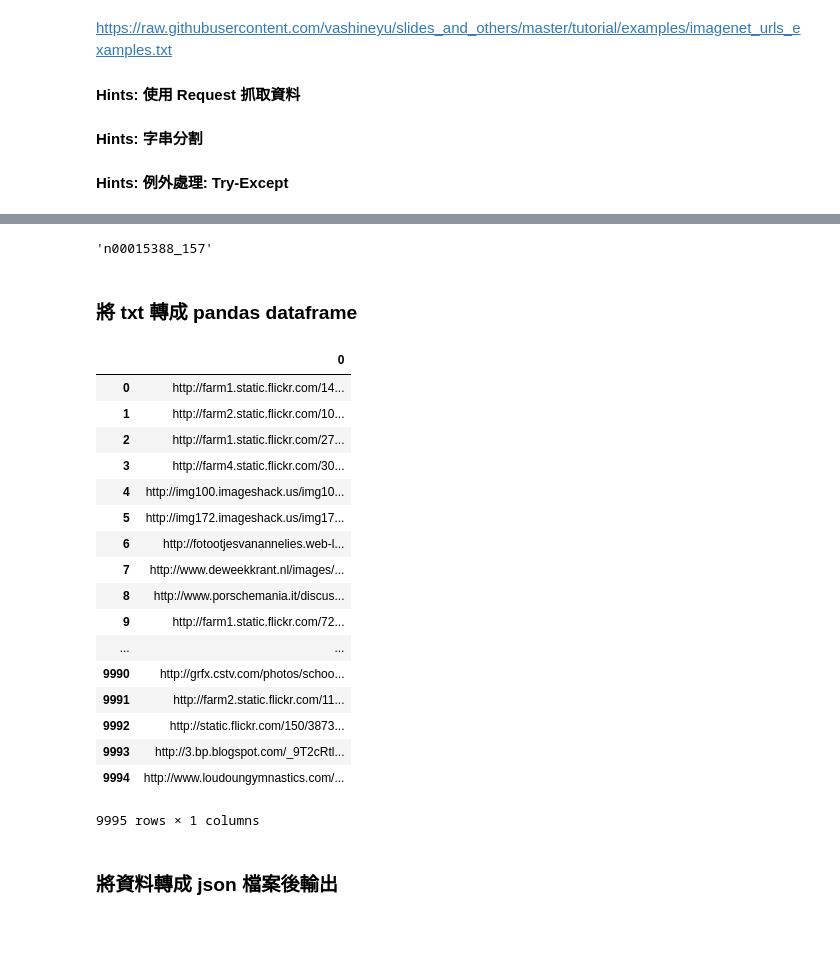
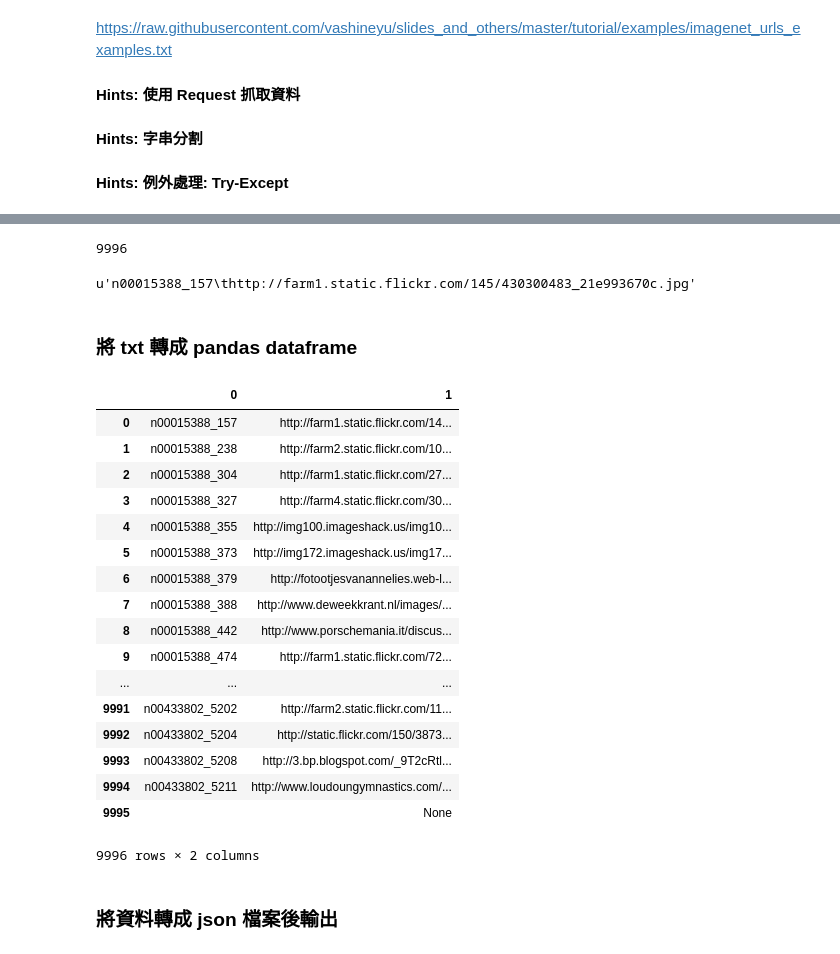
Before and after one commit to ryowei/2nd-ML100Days, a Jupyter notebook: homework/Day_003-2_HW.ipynb, the cells around one changed output, grey strips where cells are left out. Saved outputs shown, nothing was run; the diff lists cells and outputs as text; code cells hidden in the pictures.

```diff
--- a/homework/Day_003-2_HW.ipynb
+++ b/homework/Day_003-2_HW.ipynb
@@ -24,37 +24,44 @@ data[0:100]
 # %%
 # 找到換行符號，用該符號做字串分割後，把它拿掉
-split_tag = "\t"
+split_tag = '\n'
 
 data = data.split(split_tag)
+print(len(data))
 data[0]
 # %% [output]
-'n00015388_157'
+9996
+u'n00015388_157\thttp://farm1.static.flickr.com/145/430300483_21e993670c.jpg'
 # %% [markdown]
 ### 將 txt 轉成 pandas dataframe
 # %%
 import pandas as pd
 
+"""
 df = pd.DataFrame(data[1:])
+"""
+
+df = pd.DataFrame(d.split("\t") for d in data)
+
 df
 # %% [output]
-|  | 0 |
-| 0 | http://farm1.static.flickr.com/14... |
-| 1 | http://farm2.static.flickr.com/10... |
-| 2 | http://farm1.static.flickr.com/27... |
-| 3 | http://farm4.static.flickr.com/30... |
-| 4 | http://img100.imageshack.us/img10... |
-| 5 | http://img172.imageshack.us/img17... |
-| 6 | http://fotootjesvanannelies.web-l... |
-| 7 | http://www.deweekkrant.nl/images/... |
-| 8 | http://www.porschemania.it/discus... |
-| 9 | http://farm1.static.flickr.com/72... |
-| ... | ... |
-| 9990 | http://grfx.cstv.com/photos/schoo... |
-| 9991 | http://farm2.static.flickr.com/11... |
-| 9992 | http://static.flickr.com/150/3873... |
-| 9993 | http://3.bp.blogspot.com/_9T2cRtl... |
-| 9994 | http://www.loudoungymnastics.com/... |
+|  | 0 | 1 |
+| 0 | n00015388_157 | http://farm1.static.flickr.com/14... |
+| 1 | n00015388_238 | http://farm2.static.flickr.com/10... |
+| 2 | n00015388_304 | http://farm1.static.flickr.com/27... |
+| 3 | n00015388_327 | http://farm4.static.flickr.com/30... |
+| 4 | n00015388_355 | http://img100.imageshack.us/img10... |
+| 5 | n00015388_373 | http://img172.imageshack.us/img17... |
+| 6 | n00015388_379 | http://fotootjesvanannelies.web-l... |
+| 7 | n00015388_388 | http://www.deweekkrant.nl/images/... |
+| 8 | n00015388_442 | http://www.porschemania.it/discus... |
+| 9 | n00015388_474 | http://farm1.static.flickr.com/72... |
+| ... | ... | ... |
+| 9991 | n00433802_5202 | http://farm2.static.flickr.com/11... |
+| 9992 | n00433802_5204 | http://static.flickr.com/150/3873... |
+| 9993 | n00433802_5208 | http://3.bp.blogspot.com/_9T2cRtl... |
+| 9994 | n00433802_5211 | http://www.loudoungymnastics.com/... |
+| 9995 |  | None |
-9995 rows × 1 columns
+9996 rows × 2 columns
 # %% [markdown]
 ### 將資料轉成 json 檔案後輸出
 # %%
```
Also changed, not shown: parts of 13 cells of this notebook.
